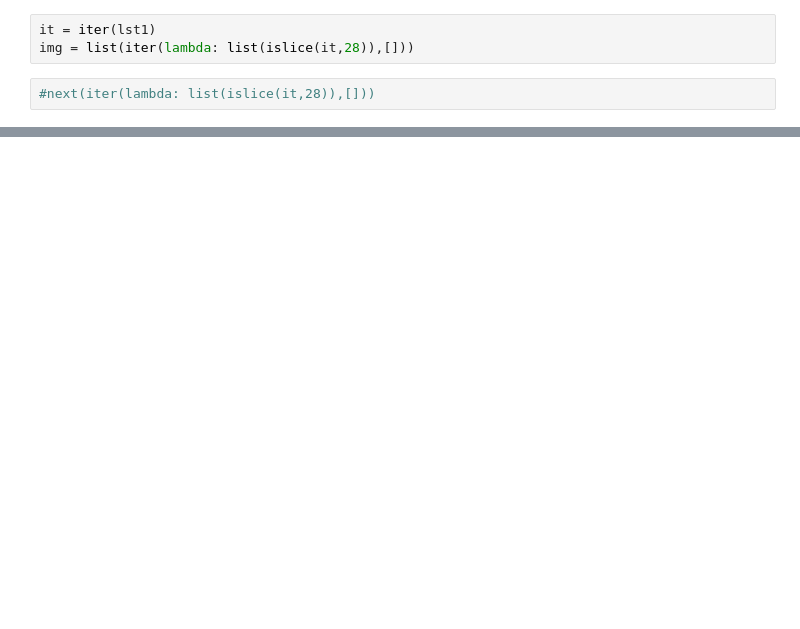
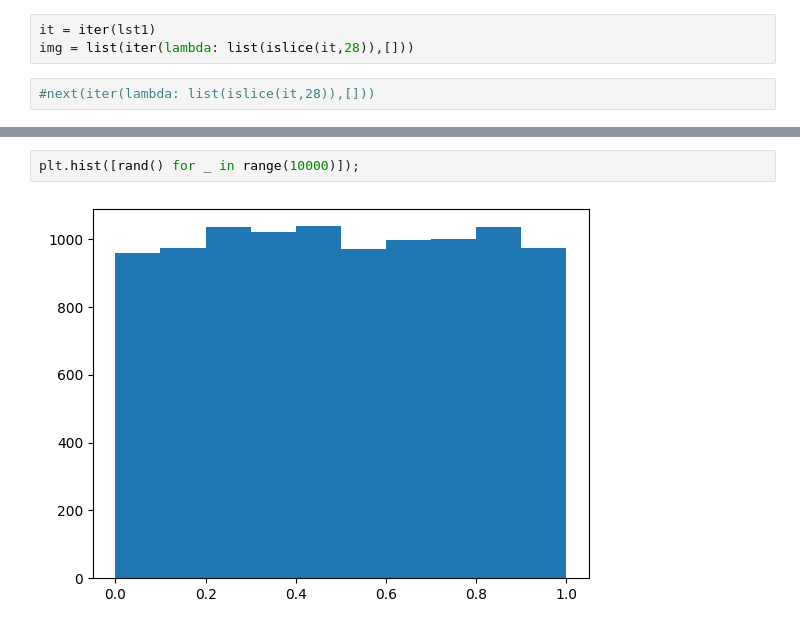
Before and after one commit to rubanzasilva/fastai_course_artifacts, a Jupyter notebook: mm-foundations.ipynb, the cells around one changed output, grey strips where cells are left out. Saved outputs shown, nothing was run; the diff lists cells and outputs as text; blank space fills up the shorter version.

```diff
--- a/mm-foundations.ipynb
+++ b/mm-foundations.ipynb
@@ -152,0 +655,4 @@ plt.imshow(plot_w_islice(img))
+# %%
+plt.hist([rand() for _ in range(10000)]);
+# %% [output]
+[figure, added]
```
Also changed, not shown: parts of 98 cells of this notebook.
